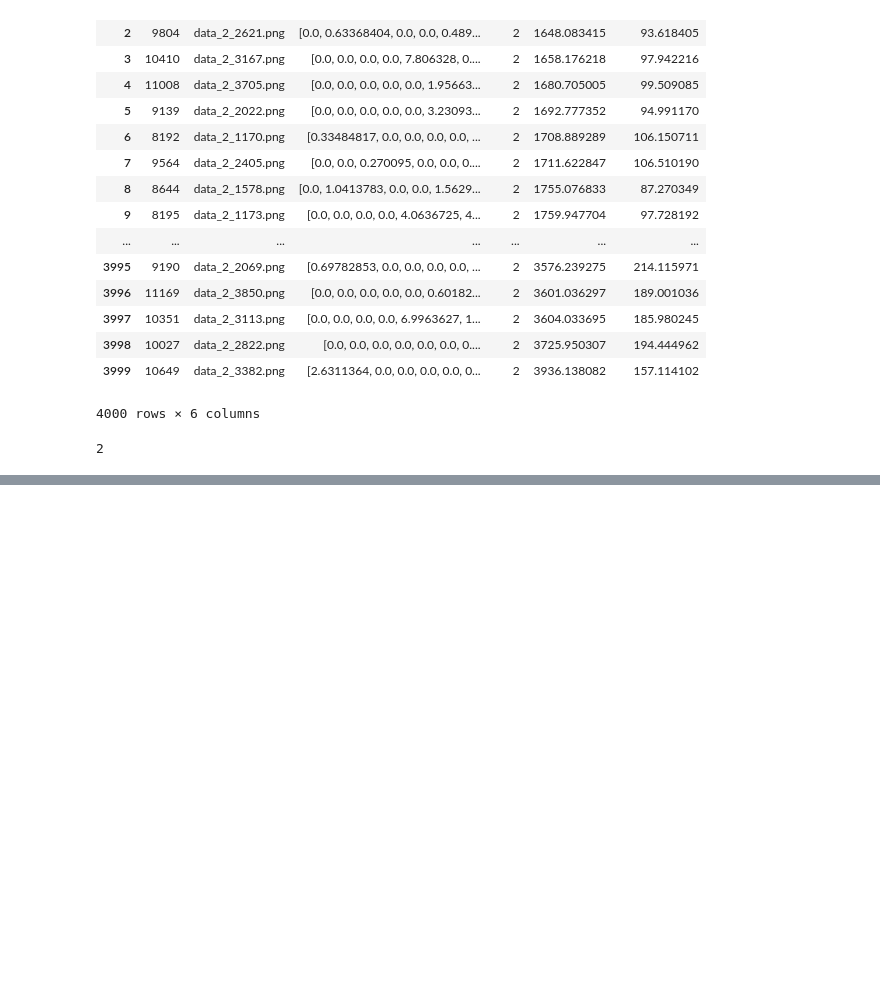
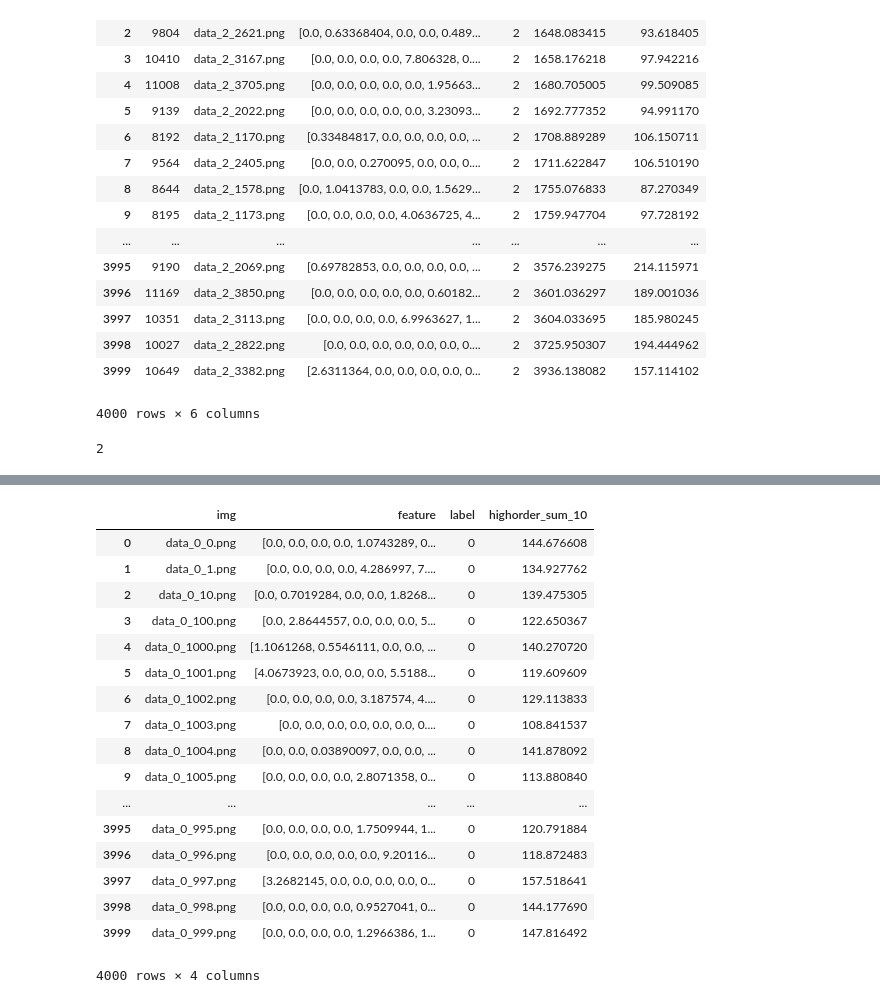
Before and after one commit to takitaki7474/mlse-research, a Jupyter notebook: analysis_feature.ipynb, the cells around one changed output, grey strips where cells are left out. Saved outputs shown, nothing was run; the diff lists cells and outputs as text; code cells hidden in the pictures; blank space fills up the shorter version.

```diff
--- a/analysis_feature.ipynb
+++ b/analysis_feature.ipynb
@@ -256,0 +288,21 @@ df2[df2.img==test_img].label.values[0]
+# %%
+devided_df[0]
+# %% [output]
+|  | img | feature | label | highorder_sum_10 |
+| 0 | data_0_0.png | [0.0, 0.0, 0.0, 0.0, 1.0743289, 0... | 0 | 144.676608 |
+| 1 | data_0_1.png | [0.0, 0.0, 0.0, 0.0, 4.286997, 7.... | 0 | 134.927762 |
+| 2 | data_0_10.png | [0.0, 0.7019284, 0.0, 0.0, 1.8268... | 0 | 139.475305 |
+| 3 | data_0_100.png | [0.0, 2.8644557, 0.0, 0.0, 0.0, 5... | 0 | 122.650367 |
+| 4 | data_0_1000.png | [1.1061268, 0.5546111, 0.0, 0.0, ... | 0 | 140.270720 |
+| 5 | data_0_1001.png | [4.0673923, 0.0, 0.0, 0.0, 5.5188... | 0 | 119.609609 |
+| 6 | data_0_1002.png | [0.0, 0.0, 0.0, 0.0, 3.187574, 4.... | 0 | 129.113833 |
+| 7 | data_0_1003.png | [0.0, 0.0, 0.0, 0.0, 0.0, 0.0, 0.... | 0 | 108.841537 |
+| 8 | data_0_1004.png | [0.0, 0.0, 0.03890097, 0.0, 0.0, ... | 0 | 141.878092 |
+| 9 | data_0_1005.png | [0.0, 0.0, 0.0, 0.0, 2.8071358, 0... | 0 | 113.880840 |
+| ... | ... | ... | ... | ... |
+| 3995 | data_0_995.png | [0.0, 0.0, 0.0, 0.0, 1.7509944, 1... | 0 | 120.791884 |
+| 3996 | data_0_996.png | [0.0, 0.0, 0.0, 0.0, 0.0, 9.20116... | 0 | 118.872483 |
+| 3997 | data_0_997.png | [3.2682145, 0.0, 0.0, 0.0, 0.0, 0... | 0 | 157.518641 |
+| 3998 | data_0_998.png | [0.0, 0.0, 0.0, 0.0, 0.9527041, 0... | 0 | 144.177690 |
+| 3999 | data_0_999.png | [0.0, 0.0, 0.0, 0.0, 1.2966386, 1... | 0 | 147.816492 |
+4000 rows × 4 columns
```
Also changed, not shown: parts of 8 cells of this notebook, 1 other file.
